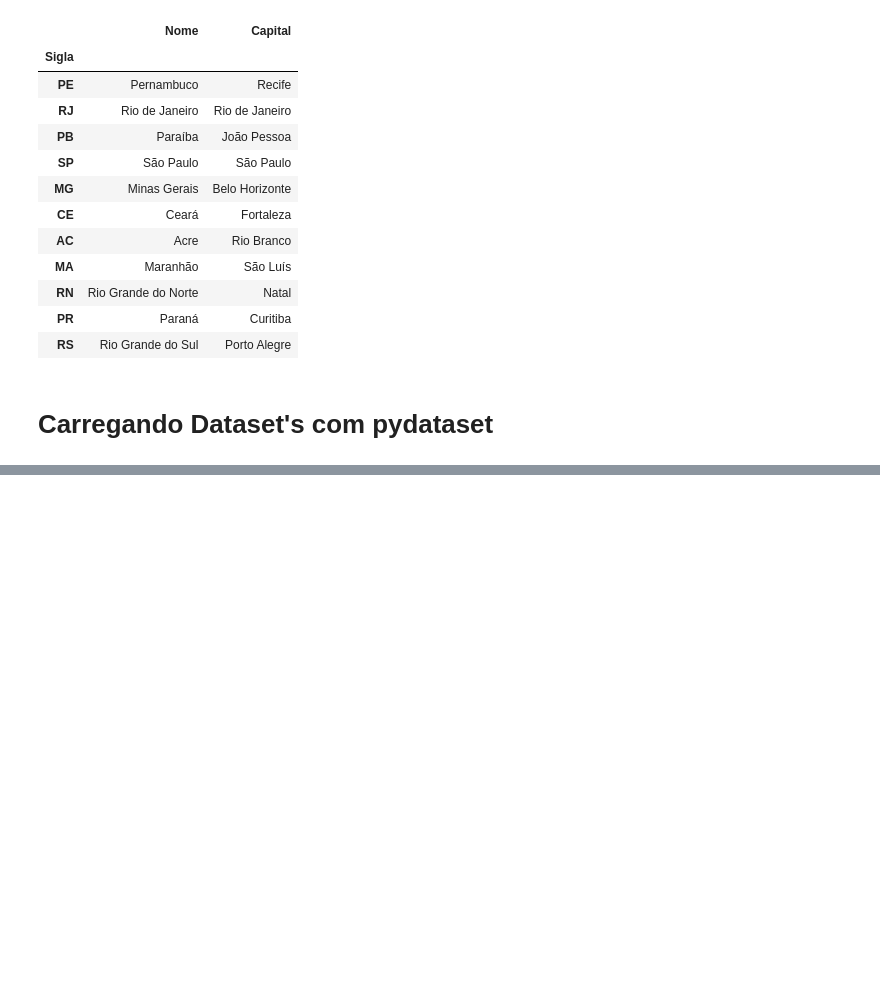
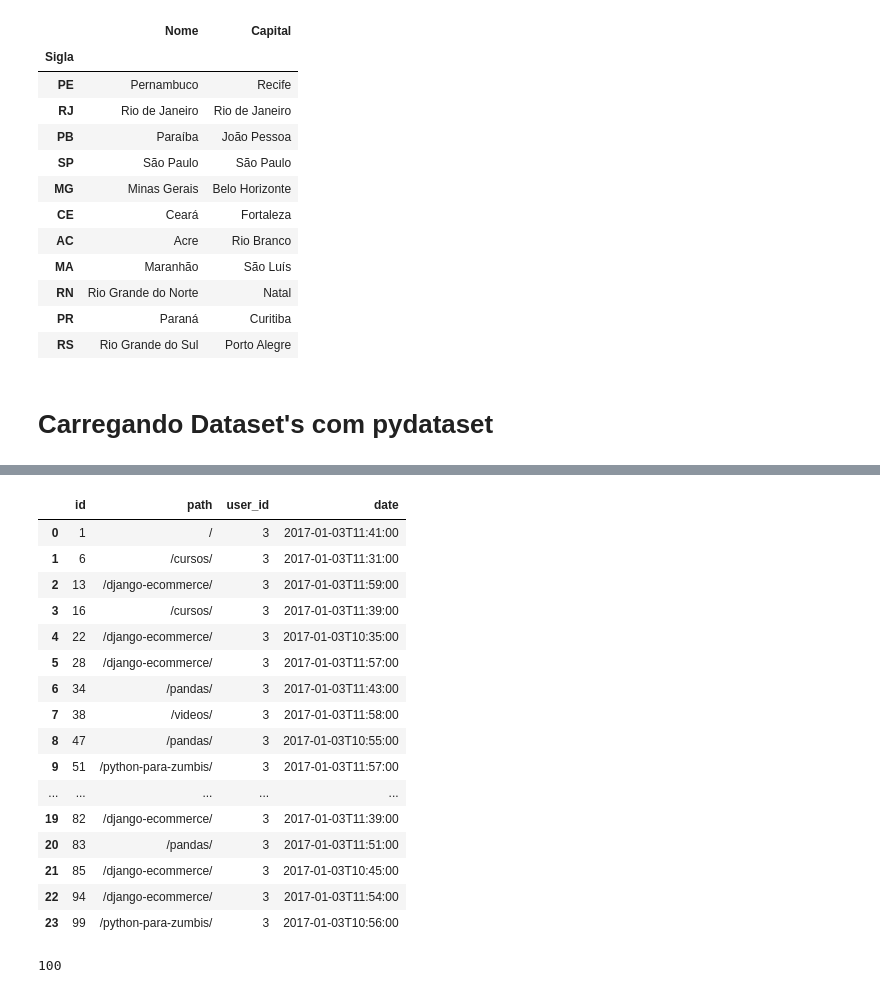
Before and after one commit to lucascarrafa/python_datascience, a Jupyter notebook: _pandas.ipynb, the cells around one changed output, grey strips where cells are left out. Cells and saved outputs as stored; diff of their text form; code cells hidden in the pictures; blank space fills up the shorter version.

```diff
--- a/_pandas.ipynb
+++ b/_pandas.ipynb
@@ -279,0 +429,20 @@ df
+# %%
+log_df
+# %% [output]
+|  | id | path | user_id | date |
+| 0 | 1 | / | 3 | 2017-01-03T11:41:00 |
+| 1 | 6 | /cursos/ | 3 | 2017-01-03T11:31:00 |
+| 2 | 13 | /django-ecommerce/ | 3 | 2017-01-03T11:59:00 |
+| 3 | 16 | /cursos/ | 3 | 2017-01-03T11:39:00 |
+| 4 | 22 | /django-ecommerce/ | 3 | 2017-01-03T10:35:00 |
+| 5 | 28 | /django-ecommerce/ | 3 | 2017-01-03T11:57:00 |
+| 6 | 34 | /pandas/ | 3 | 2017-01-03T11:43:00 |
+| 7 | 38 | /videos/ | 3 | 2017-01-03T11:58:00 |
+| 8 | 47 | /pandas/ | 3 | 2017-01-03T10:55:00 |
+| 9 | 51 | /python-para-zumbis/ | 3 | 2017-01-03T11:57:00 |
+| ... | ... | ... | ... | ... |
+| 19 | 82 | /django-ecommerce/ | 3 | 2017-01-03T11:39:00 |
+| 20 | 83 | /pandas/ | 3 | 2017-01-03T11:51:00 |
+| 21 | 85 | /django-ecommerce/ | 3 | 2017-01-03T10:45:00 |
+| 22 | 94 | /django-ecommerce/ | 3 | 2017-01-03T11:54:00 |
+| 23 | 99 | /python-para-zumbis/ | 3 | 2017-01-03T10:56:00 |
@@ -279,0 +451,4 @@ df
+# %%
+len(log_df)
+# %% [output]
+100
```
Also changed, not shown: parts of 20 cells of this notebook, 1 other file.
